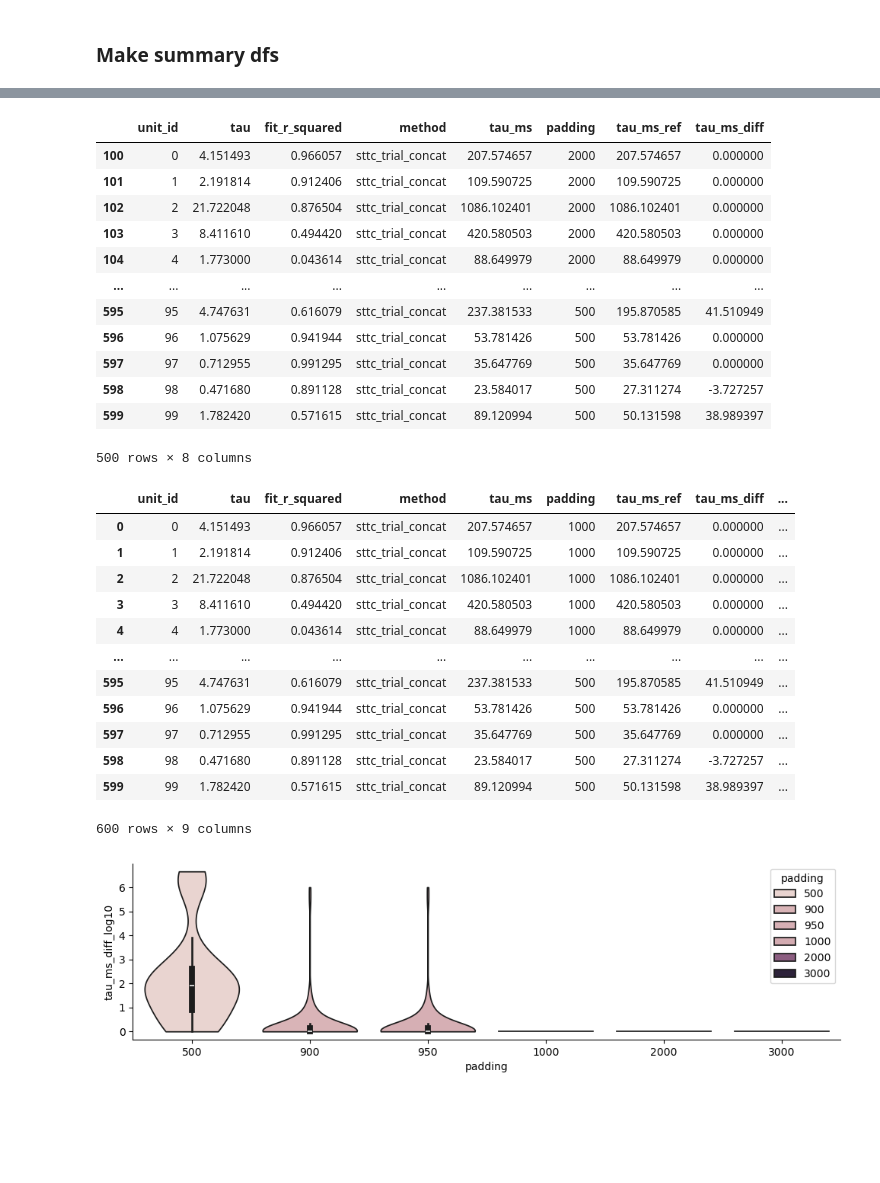
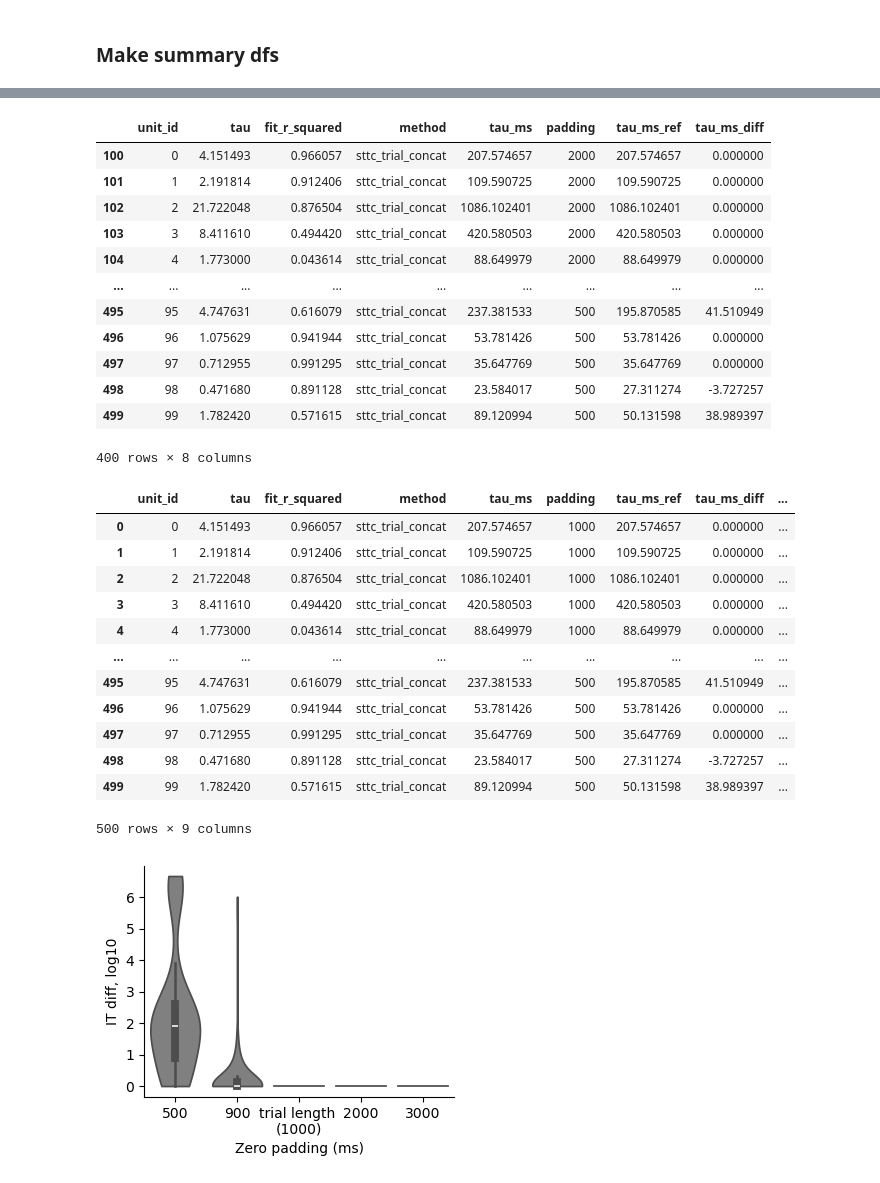
Before and after one commit to iinnpp/isttc, a Jupyter notebook: notebooks/synthetic/sttc_concat_zeros.ipynb, the cells around one changed output, grey strips where cells are left out. Cells and saved outputs as stored; diff of their text form; code cells hidden in the pictures; blank space fills up the shorter version.

Commit message:
plots for revision

```diff
--- a/notebooks/synthetic/sttc_concat_zeros.ipynb
+++ b/notebooks/synthetic/sttc_concat_zeros.ipynb
@@ -16,28 +13,22 @@ mpl.rcParams['pdf.fonttype'] = 42
 mpl.rcParams['ps.fonttype'] = 42
 plt.rcParams['svg.fonttype'] = 'none'
 # %%
-dataset_folder = project_folder_path + 'synthetic_dataset\\'
 results_folder_zeros = project_folder_path + 'results\\synthetic\\results\\param_fr_alpha_tau_zeros\\'
-results_folder = project_folder_path + 'results\\synthetic\\results\\param_fr_alpha_tau\\'
 
-#fig_folder = project_folder_path + 'results\\synthetic\\fig_drafts_paper\\'
+fig_folder = project_folder_path + 'results\\synthetic\\figures\\'
 # %%
-save_fig = False
+save_fig = True
 # %% [markdown]
 ### Load data
 # %%
-# with open(results_folder + 'tau_isttc_trial_concat_50ms_20lags_dict.pkl', "rb") as f:
-#     sttc_trial_concat_dict_ = pickle.load(f)
-#     sttc_trial_concat_dict = dict(list(sttc_trial_concat_dict_.items())[:100])
-
 with open(results_folder_zeros + 'sttc_trial_concat_50ms_40_trials_dict_zero_padding_len_500.pkl', "rb") as f:
     sttc_trial_concat_dict_500 = pickle.load(f)
 
 with open(results_folder_zeros + 'sttc_trial_concat_50ms_40_trials_dict_zero_padding_len_900.pkl', "rb") as f:
     sttc_trial_concat_dict_900 = pickle.load(f)
 
-with open(results_folder_zeros + 'sttc_trial_concat_50ms_40_trials_dict_zero_padding_len_950.pkl', "rb") as f:
-    sttc_trial_concat_dict_950 = pickle.load(f)
+# with open(results_folder_zeros + 'sttc_trial_concat_50ms_40_trials_dict_zero_padding_len_950.pkl', "rb") as f:
+#     sttc_trial_concat_dict_950 = pickle.load(f)
 
 with open(results_folder_zeros + 'sttc_trial_concat_50ms_40_trials_dict_zero_padding_len_1000.pkl', "rb") as f:
     sttc_trial_concat_dict_1000 = pickle.load(f)
@@ -48,7 +39,9 @@ with open(results_folder_zeros + 'sttc_trial_concat_50ms_40_trials_dict_zero_pad
 with open(results_folder_zeros + 'sttc_trial_concat_50ms_40_trials_dict_zero_padding_len_3000.pkl', "rb") as f:
     sttc_trial_concat_dict_3000 = pickle.load(f)
 
-print(f'len sttc_trial_concat_dict_950 {len(sttc_trial_concat_dict_950)}')
+print(f'len sttc_trial_concat_dict_500 {len(sttc_trial_concat_dict_500)}')
+print(f'len sttc_trial_concat_dict_900 {len(sttc_trial_concat_dict_900)}')
+# print(f'len sttc_trial_concat_dict_950 {len(sttc_trial_concat_dict_950)}')
 print(f'len sttc_trial_concat_dict_1000 {len(sttc_trial_concat_dict_1000)}')
 print(f'len sttc_trial_concat_dict_2000 {len(sttc_trial_concat_dict_2000)}')
 print(f'len sttc_trial_concat_dict_3000 {len(sttc_trial_concat_dict_3000)}')
@@ -96,12 +90,12 @@ random_trials_impl = np.zeros(len(sttc_trial_concat_dict_950)).astype(int)
 
 padding500_df = get_trials_plot_df(sttc_trial_concat_dict_500, 500, 'sttc_trial_concat', random_trials_impl)
 padding900_df = get_trials_plot_df(sttc_trial_concat_dict_950, 900, 'sttc_trial_concat', random_trials_impl)
-padding950_df = get_trials_plot_df(sttc_trial_concat_dict_950, 950, 'sttc_trial_concat', random_trials_impl)
+# padding950_df = get_trials_plot_df(sttc_trial_concat_dict_950, 950, 'sttc_trial_concat', random_trials_impl)
 padding1000_df = get_trials_plot_df(sttc_trial_concat_dict_1000, 1000, 'sttc_trial_concat', random_trials_impl)
 padding2000_df = get_trials_plot_df(sttc_trial_concat_dict_2000, 2000, 'sttc_trial_concat', random_trials_impl)
 padding3000_df = get_trials_plot_df(sttc_trial_concat_dict_3000, 3000, 'sttc_trial_concat', random_trials_impl)
 
-padding_df = pd.concat([padding1000_df, padding2000_df, padding3000_df, padding950_df, padding900_df, padding500_df])
+padding_df = pd.concat([padding1000_df, padding2000_df, padding3000_df, padding900_df, padding500_df])
 padding_df.reset_index(inplace=True, drop=True)
 
 padding_df.groupby(by='padding', as_index=False)['tau'].describe()
@@ -152,12 +145,12 @@ diff_df
 | 103 | 3 | 8.411610 | 0.494420 | sttc_trial_concat | 420.580503 | 2000 | 420.580503 | 0.000000 |
 | 104 | 4 | 1.773000 | 0.043614 | sttc_trial_concat | 88.649979 | 2000 | 88.649979 | 0.000000 |
 | ... | ... | ... | ... | ... | ... | ... | ... | ... |
-| 595 | 95 | 4.747631 | 0.616079 | sttc_trial_concat | 237.381533 | 500 | 195.870585 | 41.510949 |
-| 596 | 96 | 1.075629 | 0.941944 | sttc_trial_concat | 53.781426 | 500 | 53.781426 | 0.000000 |
-| 597 | 97 | 0.712955 | 0.991295 | sttc_trial_concat | 35.647769 | 500 | 35.647769 | 0.000000 |
-| 598 | 98 | 0.471680 | 0.891128 | sttc_trial_concat | 23.584017 | 500 | 27.311274 | -3.727257 |
-| 599 | 99 | 1.782420 | 0.571615 | sttc_trial_concat | 89.120994 | 500 | 50.131598 | 38.989397 |
+| 495 | 95 | 4.747631 | 0.616079 | sttc_trial_concat | 237.381533 | 500 | 195.870585 | 41.510949 |
+| 496 | 96 | 1.075629 | 0.941944 | sttc_trial_concat | 53.781426 | 500 | 53.781426 | 0.000000 |
+| 497 | 97 | 0.712955 | 0.991295 | sttc_trial_concat | 35.647769 | 500 | 35.647769 | 0.000000 |
+| 498 | 98 | 0.471680 | 0.891128 | sttc_trial_concat | 23.584017 | 500 | 27.311274 | -3.727257 |
+| 499 | 99 | 1.782420 | 0.571615 | sttc_trial_concat | 89.120994 | 500 | 50.131598 | 38.989397 |
-500 rows × 8 columns
+400 rows × 8 columns
 # %%
 #merged['tau_ms_diff_log10'] = np.abs(merged['tau_ms_diff'])
 merged['tau_ms_diff_log10'] = np.log10(np.abs(merged['tau_ms_diff']) + 1)
@@ -170,22 +163,35 @@ merged
 | 3 | 3 | 8.411610 | 0.494420 | sttc_trial_concat | 420.580503 | 1000 | 420.580503 | 0.000000 | ... |
 | 4 | 4 | 1.773000 | 0.043614 | sttc_trial_concat | 88.649979 | 1000 | 88.649979 | 0.000000 | ... |
 | ... | ... | ... | ... | ... | ... | ... | ... | ... | ... |
-| 595 | 95 | 4.747631 | 0.616079 | sttc_trial_concat | 237.381533 | 500 | 195.870585 | 41.510949 | ... |
-| 596 | 96 | 1.075629 | 0.941944 | sttc_trial_concat | 53.781426 | 500 | 53.781426 | 0.000000 | ... |
-| 597 | 97 | 0.712955 | 0.991295 | sttc_trial_concat | 35.647769 | 500 | 35.647769 | 0.000000 | ... |
-| 598 | 98 | 0.471680 | 0.891128 | sttc_trial_concat | 23.584017 | 500 | 27.311274 | -3.727257 | ... |
-| 599 | 99 | 1.782420 | 0.571615 | sttc_trial_concat | 89.120994 | 500 | 50.131598 | 38.989397 | ... |
+| 495 | 95 | 4.747631 | 0.616079 | sttc_trial_concat | 237.381533 | 500 | 195.870585 | 41.510949 | ... |
+| 496 | 96 | 1.075629 | 0.941944 | sttc_trial_concat | 53.781426 | 500 | 53.781426 | 0.000000 | ... |
+| 497 | 97 | 0.712955 | 0.991295 | sttc_trial_concat | 35.647769 | 500 | 35.647769 | 0.000000 | ... |
+| 498 | 98 | 0.471680 | 0.891128 | sttc_trial_concat | 23.584017 | 500 | 27.311274 | -3.727257 | ... |
+| 499 | 99 | 1.782420 | 0.571615 | sttc_trial_concat | 89.120994 | 500 | 50.131598 | 38.989397 | ... |
-600 rows × 9 columns
+500 rows × 9 columns
 # %%
-fig, axes = plt.subplots(1,1, figsize=(12,3))
+color = 'gray'
+
+fig, axes = plt.subplots(1,1, figsize=(4,3))
 plt.subplots_adjust(hspace=0.4, wspace=1.2)
 
 #method_order = [500, 900, 950, 1000, 2000, 3000]
-sns.violinplot(x='padding', y='tau_ms_diff_log10', hue='padding', data=merged , cut=0, ax=axes)
+sns.violinplot(x='padding', y='tau_ms_diff_log10', data=merged , cut=0, density_norm='width',
+               legend=False, color=color, ax=axes)
+
+axes.set_ylabel('IT diff, log10')
+axes.set_xlabel('Zero padding (ms)')
+
+#axes.set_xticks([500, 900, 1000, 2000, 3000])
+axes.set_xticklabels(['500', '900', 'trial length \n(1000)', '2000', '3000'])
 
 sns.despine()
+
+if save_fig:
+    plt.savefig(fig_folder + 'isttc_concat_zeros.png' , bbox_inches='tight', dpi=300)
+    plt.savefig(fig_folder + 'isttc_concat_zeros.svg' , bbox_inches='tight')
 # %% [output]
-[figure, old version]
+[figure, new version]
 # %%
 #save df
 padding_df.to_csv(results_folder_zeros + 'padding_df.csv')
```
Also changed, not shown: parts of 4 cells of this notebook, 4 other files.
